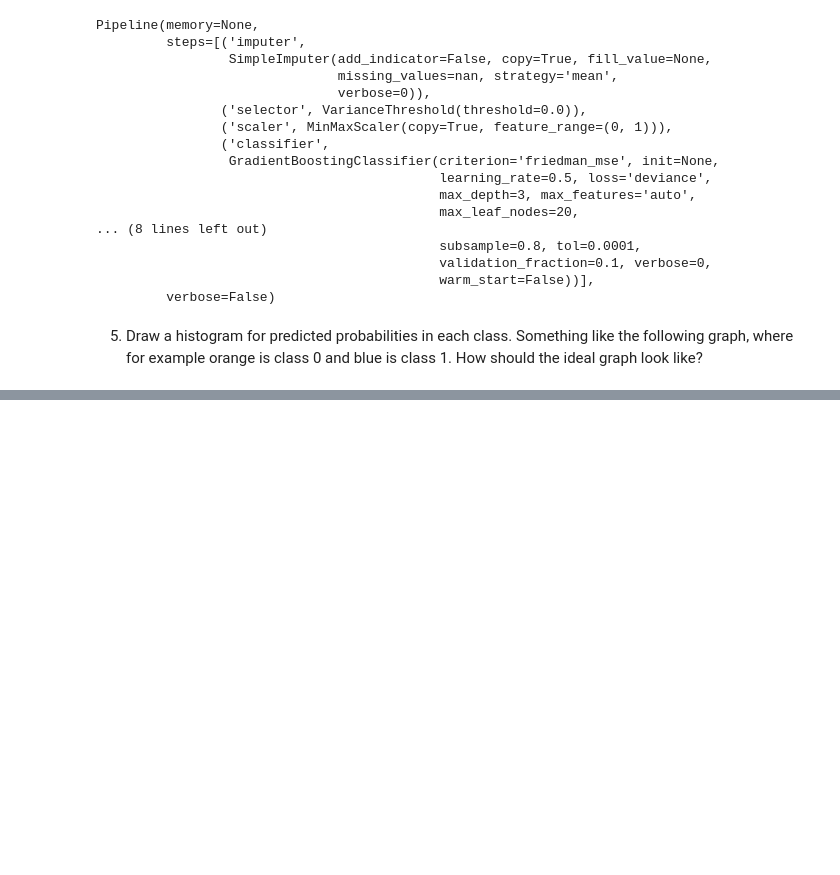
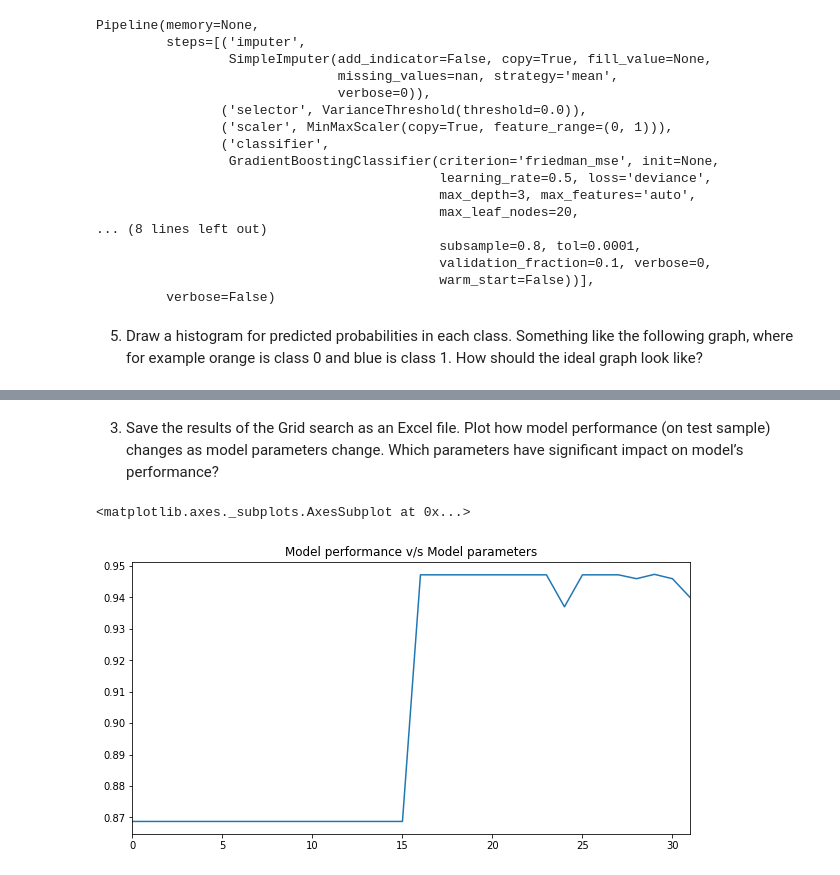
Before and after one commit to dhivya-rao/FAML, a Jupyter notebook: FAML - Assignment 3.ipynb, the cells around one changed output, grey strips where cells are left out. Cells and saved outputs as stored; diff of their text form; code cells hidden in the pictures; blank space fills up the shorter version.

```diff
--- a/FAML - Assignment 3.ipynb
+++ b/FAML - Assignment 3.ipynb
@@ -267,0 +387,23 @@ plt.show()
+# %%
+# perform grid search for GradientBoostingClassifier's parameters on important features
+
+from sklearn.feature_selection import SelectFromModel
+from sklearn.model_selection import GridSearchCV
+
+sfm = SelectFromModel(rf_pipeline.named_steps['classifier'], threshold=0.05)
+
+param_grid = {
+    'n_estimators': [1,2],
+    'max_features': [None, 'sqrt'],
+    'learning_rate': [0.1, 0.5],
+    'max_leaf_nodes': [6, 20],
+    'min_samples_split': [0.1, 0.3]
+}
+
+pipeline = Pipeline([
+    ('imputer', SimpleImputer()),  # fill missing values with mean of column
+    ('selector', sfm),  # select only the important features
+    ('scaler', MinMaxScaler()),  # scale values to range [0,1]
+    ('classifier', GridSearchCV(GradientBoostingClassifier(), param_grid=param_grid, cv=3, refit=True, n_jobs=-1))
+])
+pipeline.fit(X_train, y_train)
@@ -267,0 +452,10 @@ plt.show()
+# %% [markdown]
+3.	Save the results of the Grid search as an Excel file. Plot how model performance (on test sample) changes as model parameters change. Which parameters have significant impact on model’s performance?
+# %%
+plt.rcParams["figure.figsize"] = (10, 5)
+
+series=pd.Series(pipeline.named_steps['classifier'].cv_results_['mean_test_score'])
+series.plot(title='Model performance v/s Model parameters')
+# %% [output]
+<matplotlib.axes._subplots.AxesSubplot at 0x...>
+[figure, added]
```
Also changed, not shown: parts of 35 cells of this notebook.
